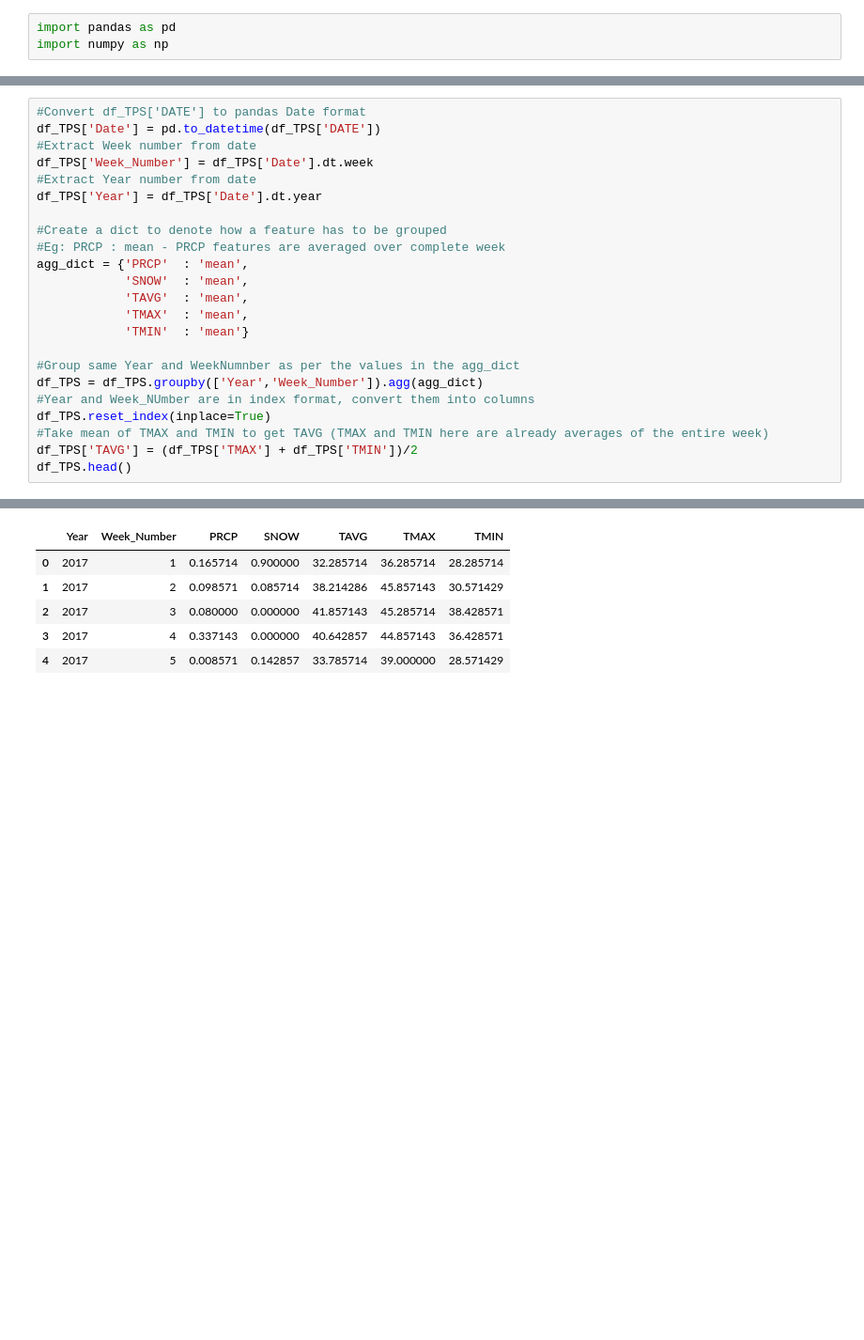
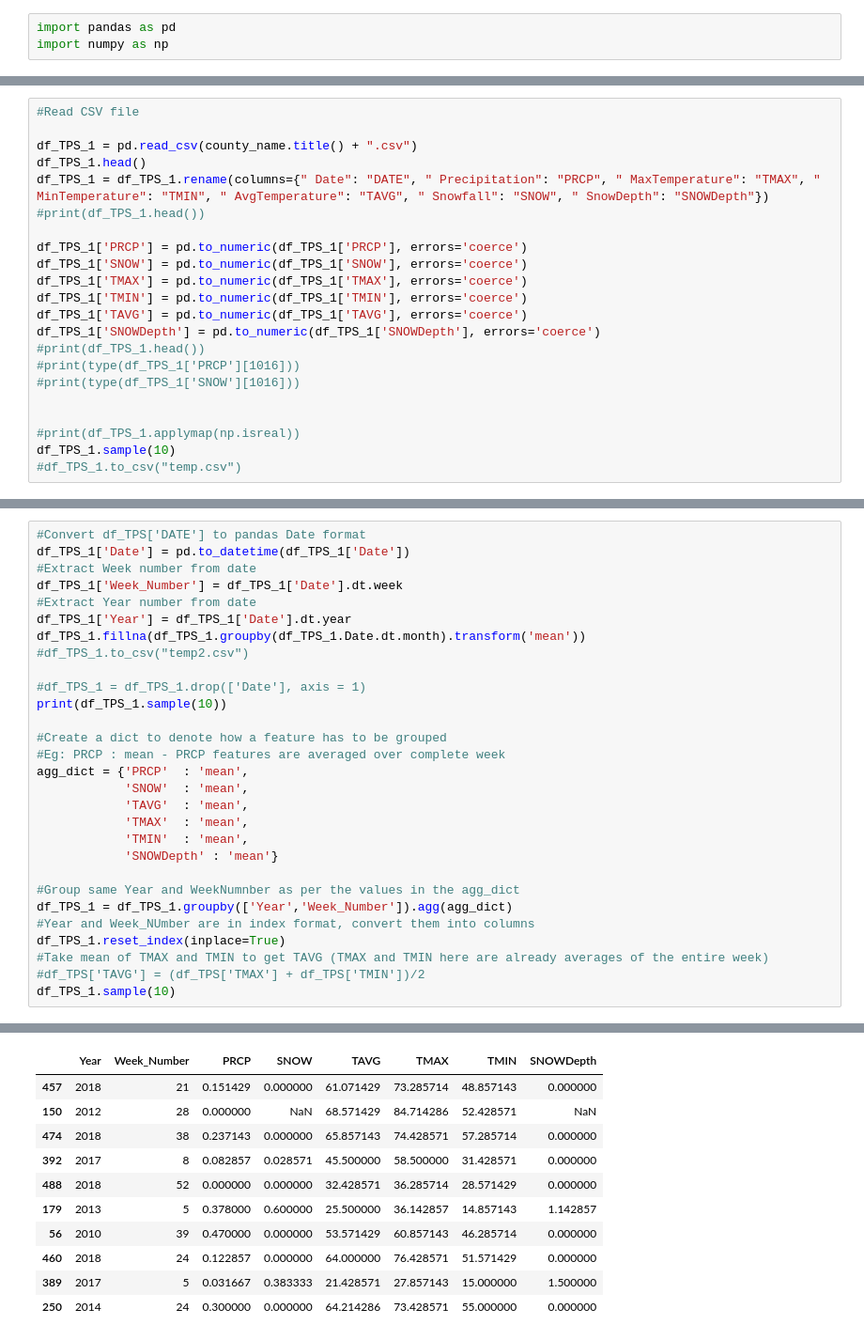
Before and after one commit to shivasanketh-rm/InfluenzaOutbreaks, a Jupyter notebook: IO_weatherPrep.ipynb, the cells around one changed output, grey strips where cells are left out. Shown at 94% size. Saved outputs shown, nothing was run; the diff lists cells and outputs as text; blank space fills up the shorter version.

```diff
--- a/IO_weatherPrep.ipynb
+++ b/IO_weatherPrep.ipynb
@@ -35,0 +33,22 @@ df_TPS.head()
+# %%
+#Read CSV file
+
+df_TPS_1 = pd.read_csv(county_name.title() + ".csv")
+df_TPS_1.head()
+df_TPS_1 = df_TPS_1.rename(columns={" Date": "DATE", " Precipitation": "PRCP", " MaxTemperature": "TMAX", " MinTemperature": "TMIN", " AvgTemperature": "TAVG", " Snowfall": "SNOW", " SnowDepth": "SNOWDepth"})
+#print(df_TPS_1.head())
+
+df_TPS_1['PRCP'] = pd.to_numeric(df_TPS_1['PRCP'], errors='coerce')
+df_TPS_1['SNOW'] = pd.to_numeric(df_TPS_1['SNOW'], errors='coerce')
+df_TPS_1['TMAX'] = pd.to_numeric(df_TPS_1['TMAX'], errors='coerce')
+df_TPS_1['TMIN'] = pd.to_numeric(df_TPS_1['TMIN'], errors='coerce')
+df_TPS_1['TAVG'] = pd.to_numeric(df_TPS_1['TAVG'], errors='coerce')
+df_TPS_1['SNOWDepth'] = pd.to_numeric(df_TPS_1['SNOWDepth'], errors='coerce')
+#print(df_TPS_1.head())
+#print(type(df_TPS_1['PRCP'][1016]))
+#print(type(df_TPS_1['SNOW'][1016]))
+
+
+#print(df_TPS_1.applymap(np.isreal))
+df_TPS_1.sample(10)
+#df_TPS_1.to_csv("temp.csv")
@@ -36,10 +67,15 @@ df_TPS.head()
 # %%
 #Convert df_TPS['DATE'] to pandas Date format
-df_TPS['Date'] = pd.to_datetime(df_TPS['DATE'])
+df_TPS_1['Date'] = pd.to_datetime(df_TPS_1['Date'])
 #Extract Week number from date
-df_TPS['Week_Number'] = df_TPS['Date'].dt.week
+df_TPS_1['Week_Number'] = df_TPS_1['Date'].dt.week
 #Extract Year number from date
-df_TPS['Year'] = df_TPS['Date'].dt.year
+df_TPS_1['Year'] = df_TPS_1['Date'].dt.year
+df_TPS_1.fillna(df_TPS_1.groupby(df_TPS_1.Date.dt.month).transform('mean'))
+#df_TPS_1.to_csv("temp2.csv")
+
+#df_TPS_1 = df_TPS_1.drop(['Date'], axis = 1)
+print(df_TPS_1.sample(10))
 
 #Create a dict to denote how a feature has to be grouped
 #Eg: PRCP : mean - PRCP features are averaged over complete week
@@ -47,13 +83,14 @@ agg_dict = {'PRCP'  : 'mean',
             'SNOW'  : 'mean',
             'TAVG'  : 'mean',
             'TMAX'  : 'mean',
-            'TMIN'  : 'mean'}
+            'TMIN'  : 'mean',
+            'SNOWDepth' : 'mean'}
 
 #Group same Year and WeekNumnber as per the values in the agg_dict
-df_TPS = df_TPS.groupby(['Year','Week_Number']).agg(agg_dict)
+df_TPS_1 = df_TPS_1.groupby(['Year','Week_Number']).agg(agg_dict)
 #Year and Week_NUmber are in index format, convert them into columns
-df_TPS.reset_index(inplace=True)
+df_TPS_1.reset_index(inplace=True)
 #Take mean of TMAX and TMIN to get TAVG (TMAX and TMIN here are already averages of the entire week)
-df_TPS['TAVG'] = (df_TPS['TMAX'] + df_TPS['TMIN'])/2
-df_TPS.head()
+#df_TPS['TAVG'] = (df_TPS['TMAX'] + df_TPS['TMIN'])/2
+df_TPS_1.sample(10)
 # %% [output]
@@ -60,6 +108,11 @@ df_TPS.head()
-|  | Year | Week_Number | PRCP | SNOW | TAVG | TMAX | TMIN |
-| 0 | 2017 | 1 | 0.165714 | 0.900000 | 32.285714 | 36.285714 | 28.285714 |
-| 1 | 2017 | 2 | 0.098571 | 0.085714 | 38.214286 | 45.857143 | 30.571429 |
-| 2 | 2017 | 3 | 0.080000 | 0.000000 | 41.857143 | 45.285714 | 38.428571 |
-| 3 | 2017 | 4 | 0.337143 | 0.000000 | 40.642857 | 44.857143 | 36.428571 |
-| 4 | 2017 | 5 | 0.008571 | 0.142857 | 33.785714 | 39.000000 | 28.571429 |
+|  | Year | Week_Number | PRCP | SNOW | TAVG | TMAX | TMIN | SNOWDepth |
+| 457 | 2018 | 21 | 0.151429 | 0.000000 | 61.071429 | 73.285714 | 48.857143 | 0.000000 |
+| 150 | 2012 | 28 | 0.000000 | NaN | 68.571429 | 84.714286 | 52.428571 | NaN |
+| 474 | 2018 | 38 | 0.237143 | 0.000000 | 65.857143 | 74.428571 | 57.285714 | 0.000000 |
+| 392 | 2017 | 8 | 0.082857 | 0.028571 | 45.500000 | 58.500000 | 31.428571 | 0.000000 |
+| 488 | 2018 | 52 | 0.000000 | 0.000000 | 32.428571 | 36.285714 | 28.571429 | 0.000000 |
+| 179 | 2013 | 5 | 0.378000 | 0.600000 | 25.500000 | 36.142857 | 14.857143 | 1.142857 |
+| 56 | 2010 | 39 | 0.470000 | 0.000000 | 53.571429 | 60.857143 | 46.285714 | 0.000000 |
+| 460 | 2018 | 24 | 0.122857 | 0.000000 | 64.000000 | 76.428571 | 51.571429 | 0.000000 |
+| 389 | 2017 | 5 | 0.031667 | 0.383333 | 21.428571 | 27.857143 | 15.000000 | 1.500000 |
+| 250 | 2014 | 24 | 0.300000 | 0.000000 | 64.214286 | 73.428571 | 55.000000 | 0.000000 |
```
Also changed, not shown: parts of 11 cells of this notebook.
